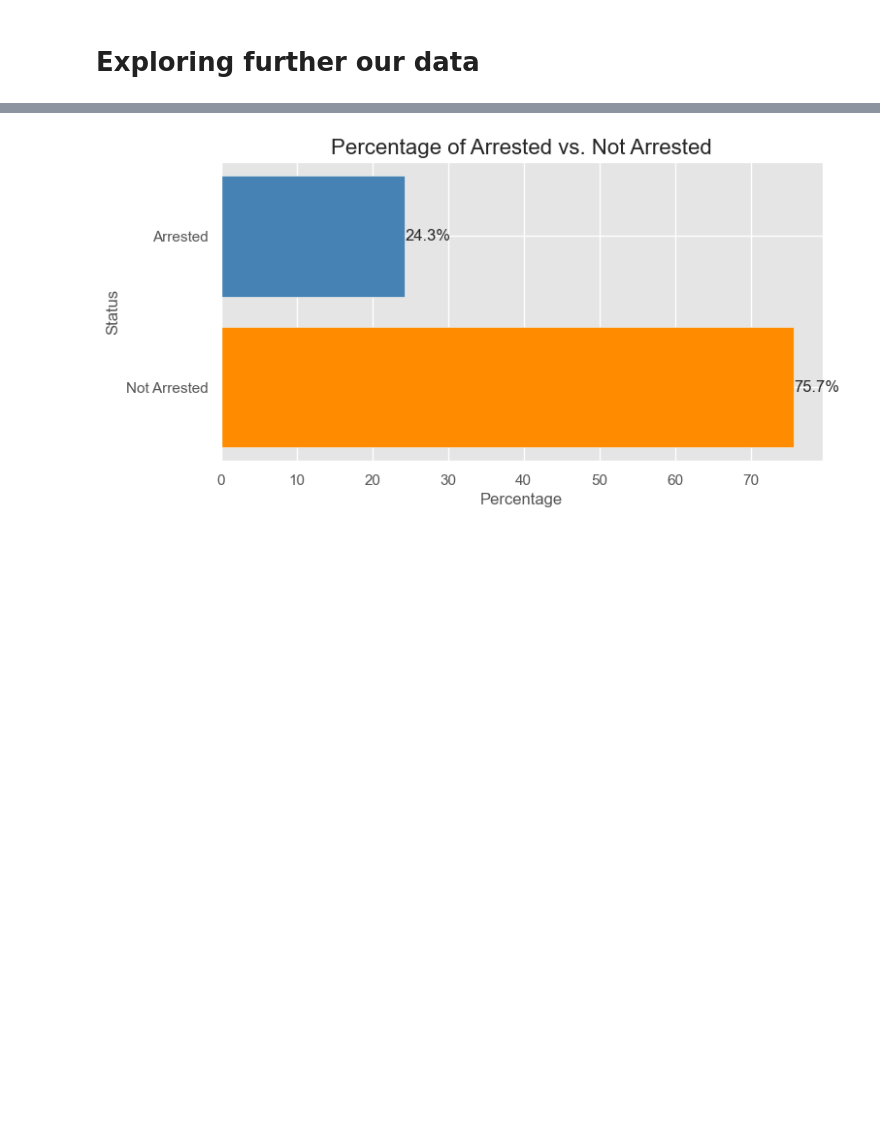
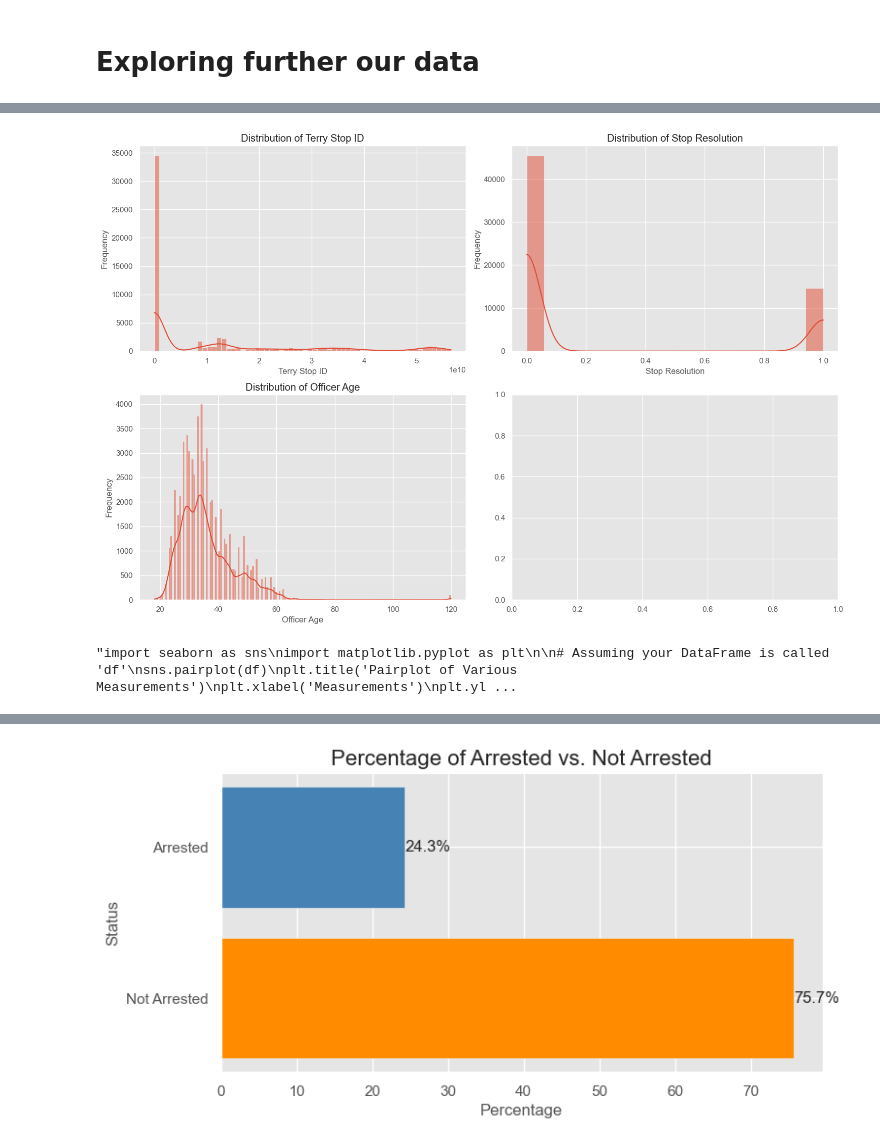
Before and after one commit to Allan-Kipkemei/Dsc-phase-3-project, a Jupyter notebook: code_checkpoints/main.ipynb, the cells around one changed output, grey strips where cells are left out. Saved outputs shown, nothing was run; the diff lists cells and outputs as text; code cells hidden in the pictures; blank space fills up the shorter version.

```diff
--- a/code_checkpoints/main.ipynb
+++ b/code_checkpoints/main.ipynb
@@ -232,0 +279,68 @@ df
+# %%
+import matplotlib.pyplot as plt
+import seaborn as sns
+
+# Select numerical features
+numerical_features = df.select_dtypes(include=['int64', 'float64']).columns
+
+# Calculate the number of rows and columns for subplots
+num_cols = 2  # Number of columns for subplots
+num_rows = (len(numerical_features) + 1) // num_cols  # Number of rows for subplots
+
+# Create subplots
+fig, axes = plt.subplots(num_rows, num_cols, figsize=(15, 5*num_rows))
+
+# Flatten axes if necessary
+if num_rows == 1:
+    axes = axes.reshape(1, -1)
+else:
+    axes = axes.flatten()
+
+# Plot histograms for each numerical feature
+for i, feature in enumerate(numerical_features):
+    sns.histplot(df[feature], kde=True, ax=axes[i])
+    axes[i].set_title(f'Distribution of {feature}')
+    axes[i].set_xlabel(feature)
+    axes[i].set_ylabel('Frequency')
+
+# Adjust layout
+plt.tight_layout()
+plt.show()
+# %% [output]
+[figure, added]
+# %%
+'''import seaborn as sns
+import matplotlib.pyplot as plt
+
+# Assuming your DataFrame is called 'df'
+sns.pairplot(df)
+plt.title('Pairplot of Various Measurements')
+plt.xlabel('Measurements')
+plt.ylabel('Measurements')
+plt.show()
+
+from statsmodels.graphics.mosaicplot import mosaic
+
+# Example mosaic plot for two categorical variables 'Arrest Flag' and 'Frisk Flag'
+mosaic(df, ['Arrest Flag', 'Frisk Flag'], title='Mosaic Plot of Arrest and Frisk Status')
+plt.xlabel('Arrest Status')
+plt.ylabel('Frisk Status')
+plt.show()
+
+
+from scipy.cluster.hierarchy import linkage, dendrogram
+import matplotlib.pyplot as plt
+
+# Example hierarchical clustering based on numeric columns in the DataFrame
+# Assuming your DataFrame is called 'df' and you want to cluster based on numeric columns only
+data_for_clustering = df.select_dtypes(include=['int64', 'float64'])
+linkage_matrix = linkage(data_for_clustering, method='ward')  # you can choose other linkage methods as well
+plt.figure(figsize=(10, 6))
+dendrogram(linkage_matrix)
+plt.title('Hierarchical Clustering Dendrogram')
+plt.xlabel('Data Points')
+plt.ylabel('Distance')
+plt.show()
+'''
+# %% [output]
+"import seaborn as sns\nimport matplotlib.pyplot as plt\n\n# Assuming your DataFrame is called 'df'\nsns.pairplot(df)\nplt.title('Pairplot of Various Measurements')\nplt.xlabel('Measurements')\nplt.yl ...
```
Also changed, not shown: parts of 37 cells of this notebook, 5 other files.
